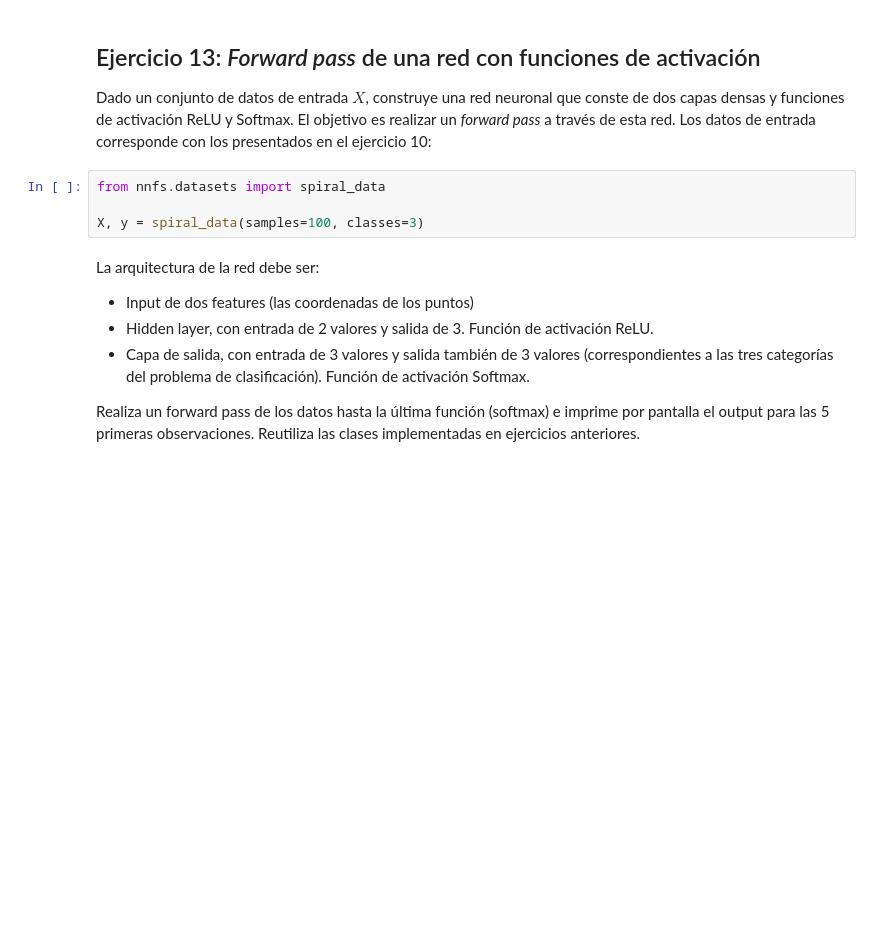
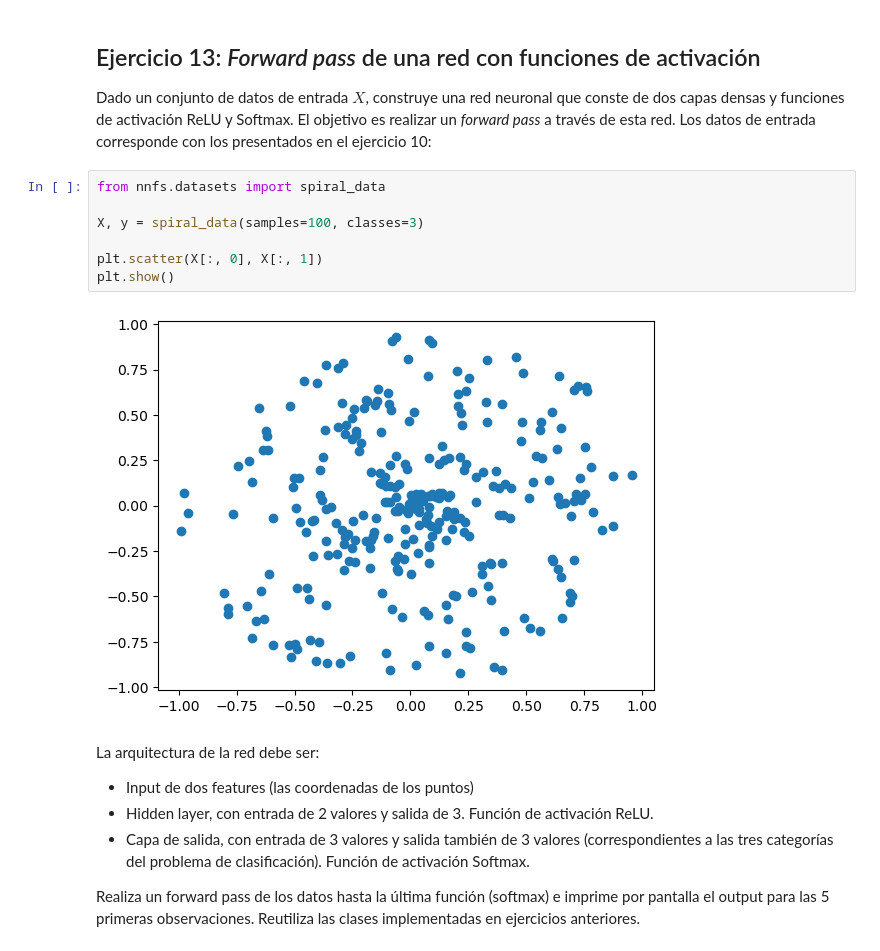
Before and after one commit to kzzazzk/jcma-opt, a Jupyter notebook: P3_enunciado.ipynb, the cells around one changed output. Drawn from its saved outputs; the diff is of its cells as text; blank space fills up the shorter version.

```diff
--- a/P3_enunciado.ipynb
+++ b/P3_enunciado.ipynb
@@ -467,7 +478,12 @@ Dado un conjunto de datos de entrada $X$, construye una red neuronal que conste
 # %%
 from nnfs.datasets import spiral_data
 
 X, y = spiral_data(samples=100, classes=3)
+
+plt.scatter(X[:, 0], X[:, 1])
+plt.show()
+# %% [output]
+[figure, added]
 # %% [markdown]
 La arquitectura de la red debe ser:
  - Input de dos features (las coordenadas de los puntos)
```
Also changed, not shown: parts of 51 cells of this notebook.
